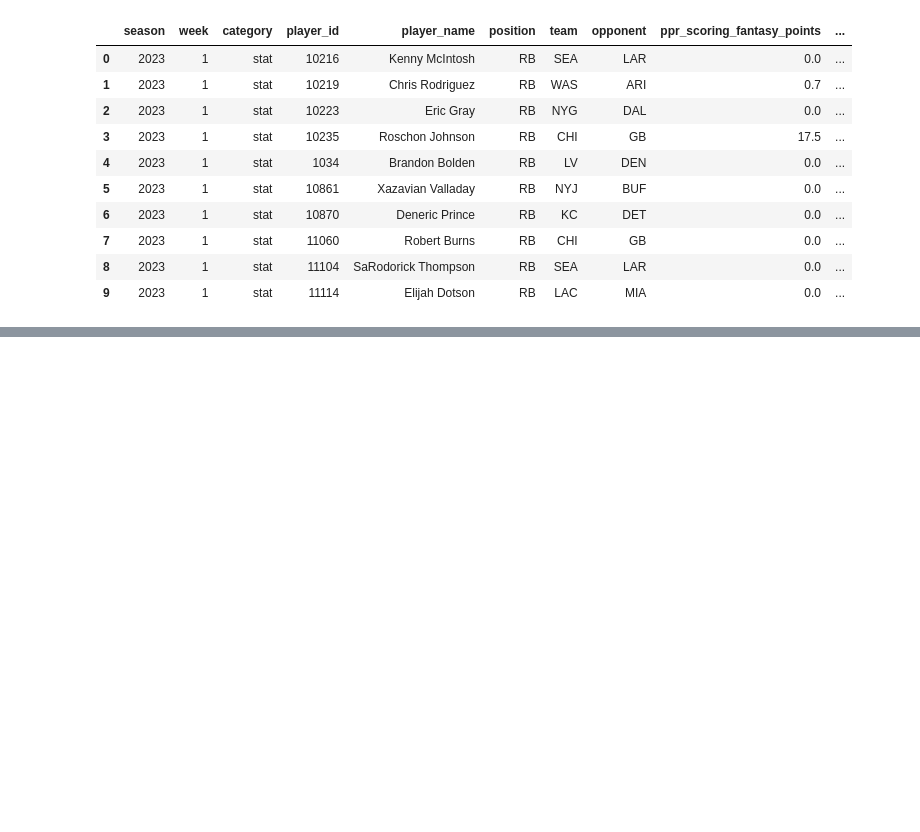
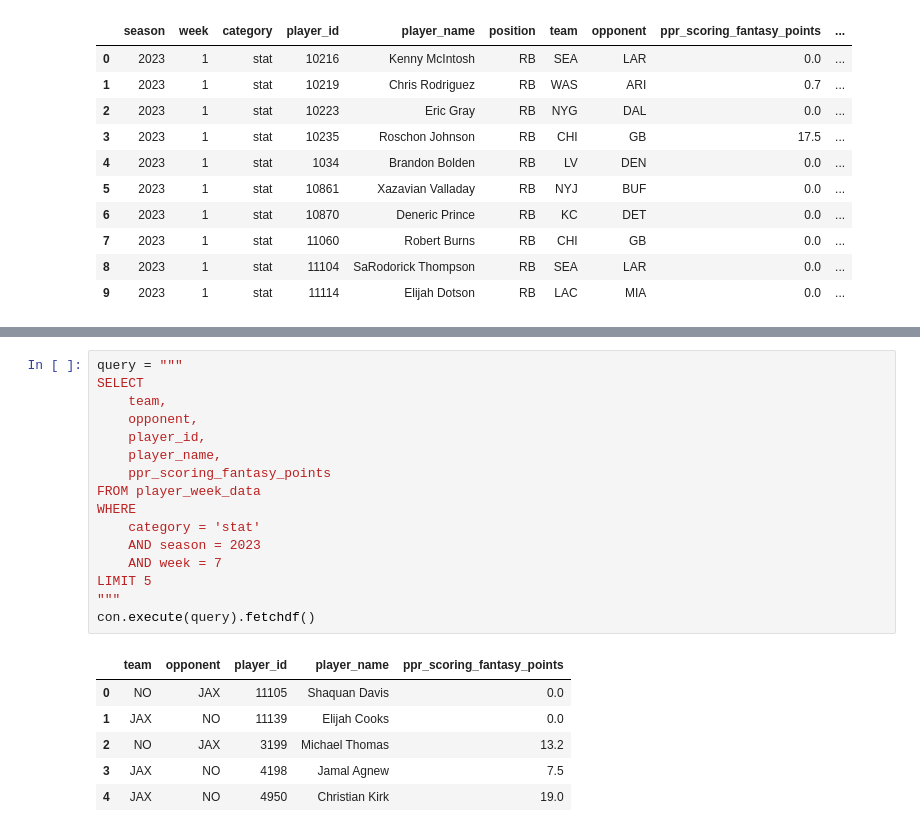
Before and after one commit to vingkan/fantasy-data-pond, a Jupyter notebook: notebooks/running_back_analysis.ipynb, the cells around one changed output, grey strips where cells are left out. Cells and saved outputs as stored; diff of their text form; blank space fills up the shorter version.

```diff
--- a/notebooks/running_back_analysis.ipynb
+++ b/notebooks/running_back_analysis.ipynb
@@ -138,0 +110,23 @@ con.execute(query).fetchdf()
+# %%
+query = """
+SELECT
+    team,
+    opponent,
+    player_id,
+    player_name,
+    ppr_scoring_fantasy_points
+FROM player_week_data
+WHERE
+    category = 'stat'
+    AND season = 2023
+    AND week = 7
+LIMIT 5
+"""
+con.execute(query).fetchdf()
+# %% [output]
+|  | team | opponent | player_id | player_name | ppr_scoring_fantasy_points |
+| 0 | NO | JAX | 11105 | Shaquan Davis | 0.0 |
+| 1 | JAX | NO | 11139 | Elijah Cooks | 0.0 |
+| 2 | NO | JAX | 3199 | Michael Thomas | 13.2 |
+| 3 | JAX | NO | 4198 | Jamal Agnew | 7.5 |
+| 4 | JAX | NO | 4950 | Christian Kirk | 19.0 |
```
Also changed, not shown: parts of 6 cells of this notebook, 1 other file.
